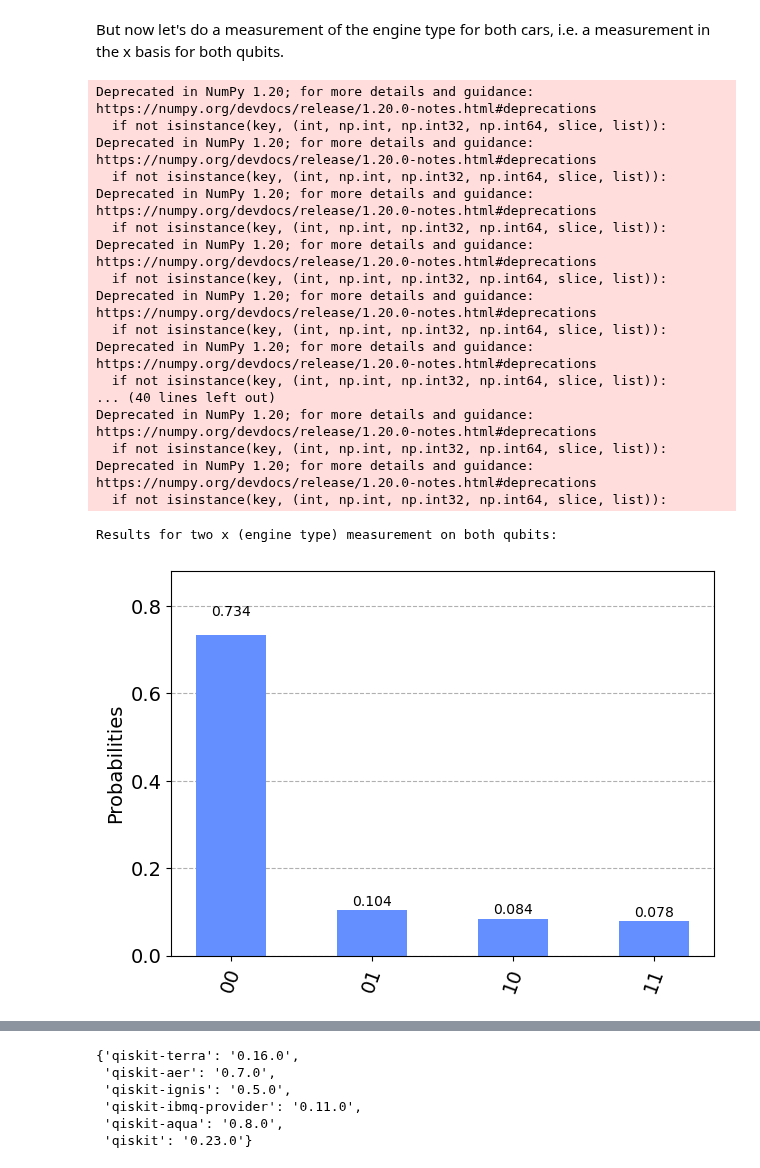
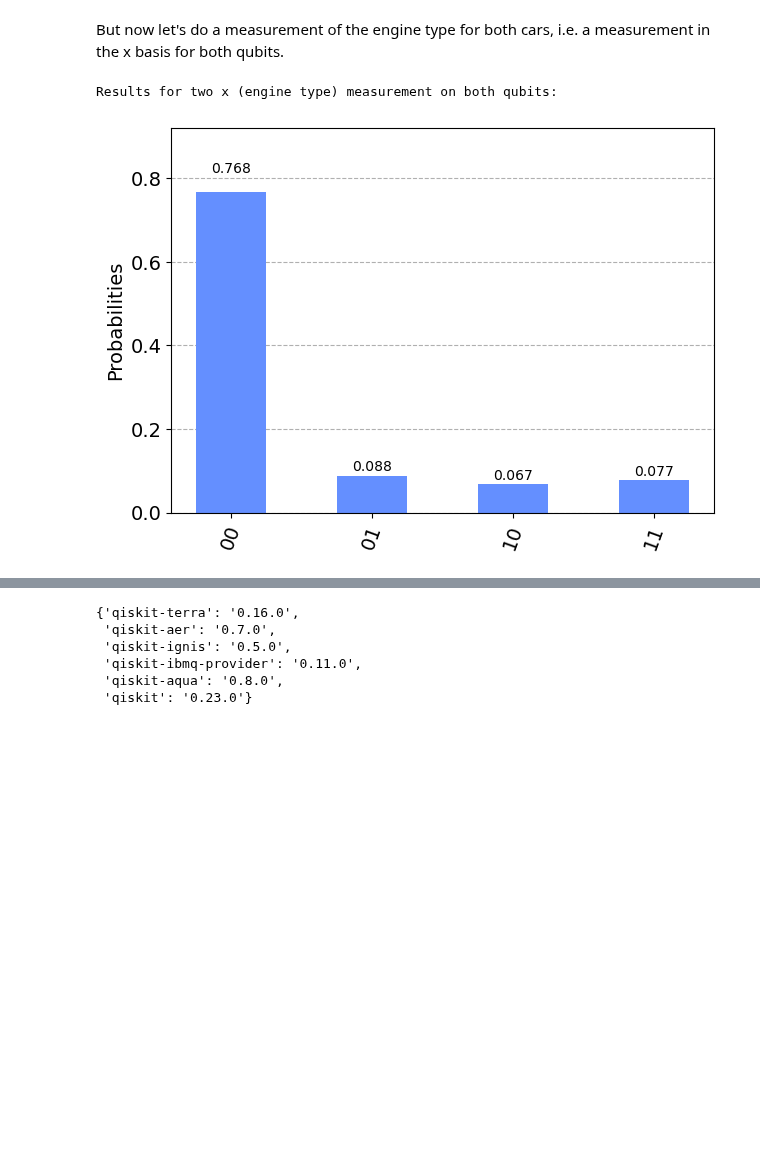
Before and after one commit to JanLahmann/Fun-with-Quantum, a Jupyter notebook: Hardys-Paradox.ipynb, the cells around one changed output, grey strips where cells are left out. Cells and saved outputs as stored; diff of their text form; code cells hidden in the pictures; blank space fills up the shorter version.

```diff
--- a/Hardys-Paradox.ipynb
+++ b/Hardys-Paradox.ipynb
@@ -414,34 +215,17 @@ However, this result is impossible according to property #1. We can therefore co
 # %% [markdown]
 But now let's do a measurement of the engine type for both cars, i.e. a measurement in the x basis for both qubits.
 # %%
-measurements = QuantumCircuit(q,c)
-measurements.h(q[0])
-measurements.measure(q[0],c[0])
-measurements.h(q[1])
-measurements.measure(q[1],c[1])
-qc = qc_hardy + measurements
+measurementsXX = QuantumCircuit(q,c)
+measurementsXX.h(q[0])
+measurementsXX.measure(q[0],c[0])
+measurementsXX.h(q[1])
+measurementsXX.measure(q[1],c[1])
+qc = qc_hardy + measurementsXX
 print('Results for two x (engine type) measurement on both qubits:')
 plot_histogram(execute(qc,Aer.get_backend('qasm_simulator')).result().get_counts())
 # %% [output]
-Deprecated in NumPy 1.20; for more details and guidance: https://numpy.org/devdocs/release/1.20.0-notes.html#deprecations
-  if not isinstance(key, (int, np.int, np.int32, np.int64, slice, list)):
-Deprecated in NumPy 1.20; for more details and guidance: https://numpy.org/devdocs/release/1.20.0-notes.html#deprecations
-  if not isinstance(key, (int, np.int, np.int32, np.int64, slice, list)):
-Deprecated in NumPy 1.20; for more details and guidance: https://numpy.org/devdocs/release/1.20.0-notes.html#deprecations
-  if not isinstance(key, (int, np.int, np.int32, np.int64, slice, list)):
-Deprecated in NumPy 1.20; for more details and guidance: https://numpy.org/devdocs/release/1.20.0-notes.html#deprecations
-  if not isinstance(key, (int, np.int, np.int32, np.int64, slice, list)):
-Deprecated in NumPy 1.20; for more details and guidance: https://numpy.org/devdocs/release/1.20.0-notes.html#deprecations
-  if not isinstance(key, (int, np.int, np.int32, np.int64, slice, list)):
-Deprecated in NumPy 1.20; for more details and guidance: https://numpy.org/devdocs/release/1.20.0-notes.html#deprecations
-  if not isinstance(key, (int, np.int, np.int32, np.int64, slice, list)):
-... (40 lines left out)
-Deprecated in NumPy 1.20; for more details and guidance: https://numpy.org/devdocs/release/1.20.0-notes.html#deprecations
-  if not isinstance(key, (int, np.int, np.int32, np.int64, slice, list)):
-Deprecated in NumPy 1.20; for more details and guidance: https://numpy.org/devdocs/release/1.20.0-notes.html#deprecations
-  if not isinstance(key, (int, np.int, np.int32, np.int64, slice, list)):
+Results for two x (engine type) measurement on both qubits:
-Results for two x (engine type) measurement on both qubits:
-[figure, old version]
+[figure, new version]
 # %% [markdown]
 ## Background on Hardy's original Paradox
 
```
Also changed, not shown: parts of 22 cells of this notebook.
